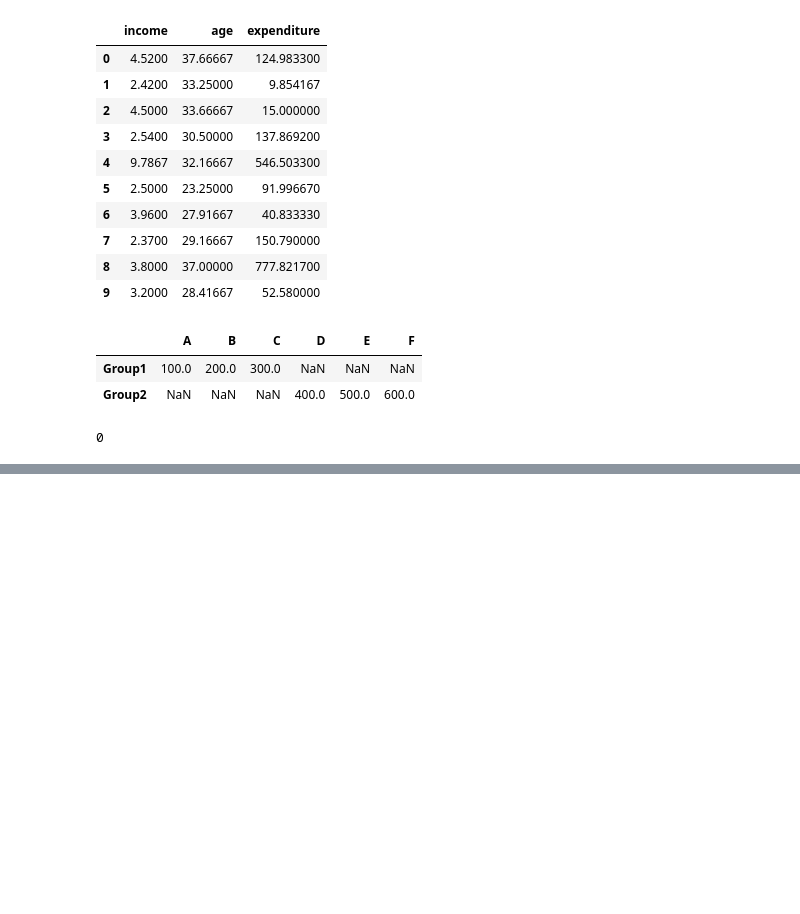
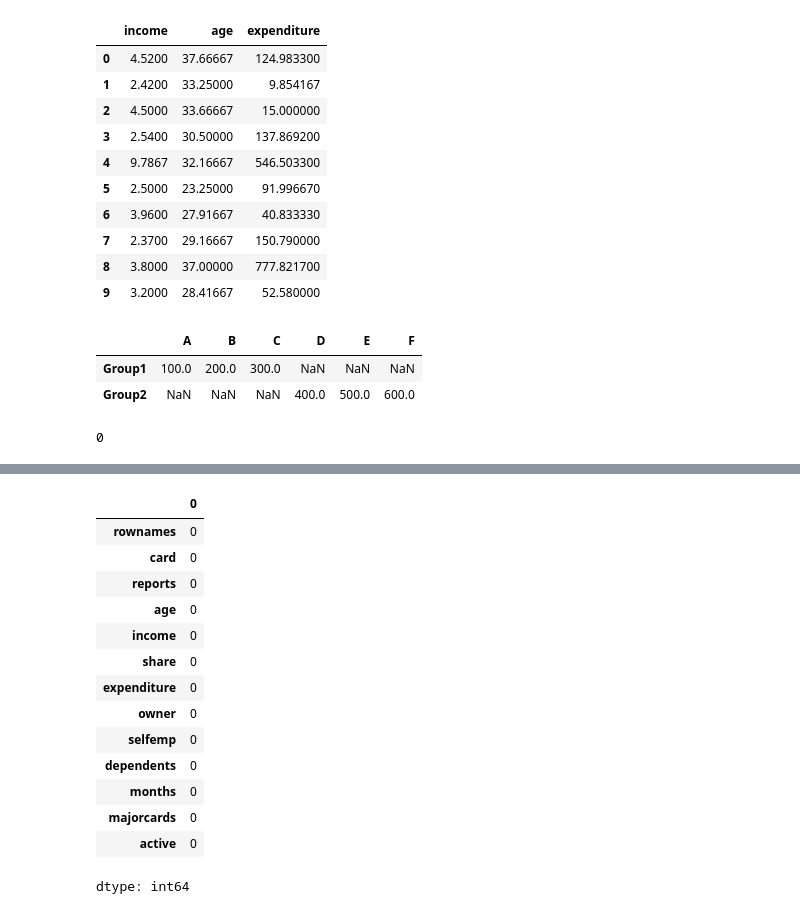
Before and after one commit to harshrjain/EDA, a Jupyter notebook: 21BDS0013.ipynb, the cells around one changed output, grey strips where cells are left out. Saved outputs shown, nothing was run; the diff lists cells and outputs as text; code cells hidden in the pictures; blank space fills up the shorter version.

```diff
--- a/21BDS0013.ipynb
+++ b/21BDS0013.ipynb
@@ -241,0 +260,19 @@ df_no_duplicates.head(10)
+# %%
+# 11. Identify missing values in each column
+df.isnull().sum()
+# %% [output]
+|  | 0 |
+| rownames | 0 |
+| card | 0 |
+| reports | 0 |
+| age | 0 |
+| income | 0 |
+| share | 0 |
+| expenditure | 0 |
+| owner | 0 |
+| selfemp | 0 |
+| dependents | 0 |
+| months | 0 |
+| majorcards | 0 |
+| active | 0 |
+dtype: int64
```
Also changed, not shown: parts of 11 cells of this notebook.
